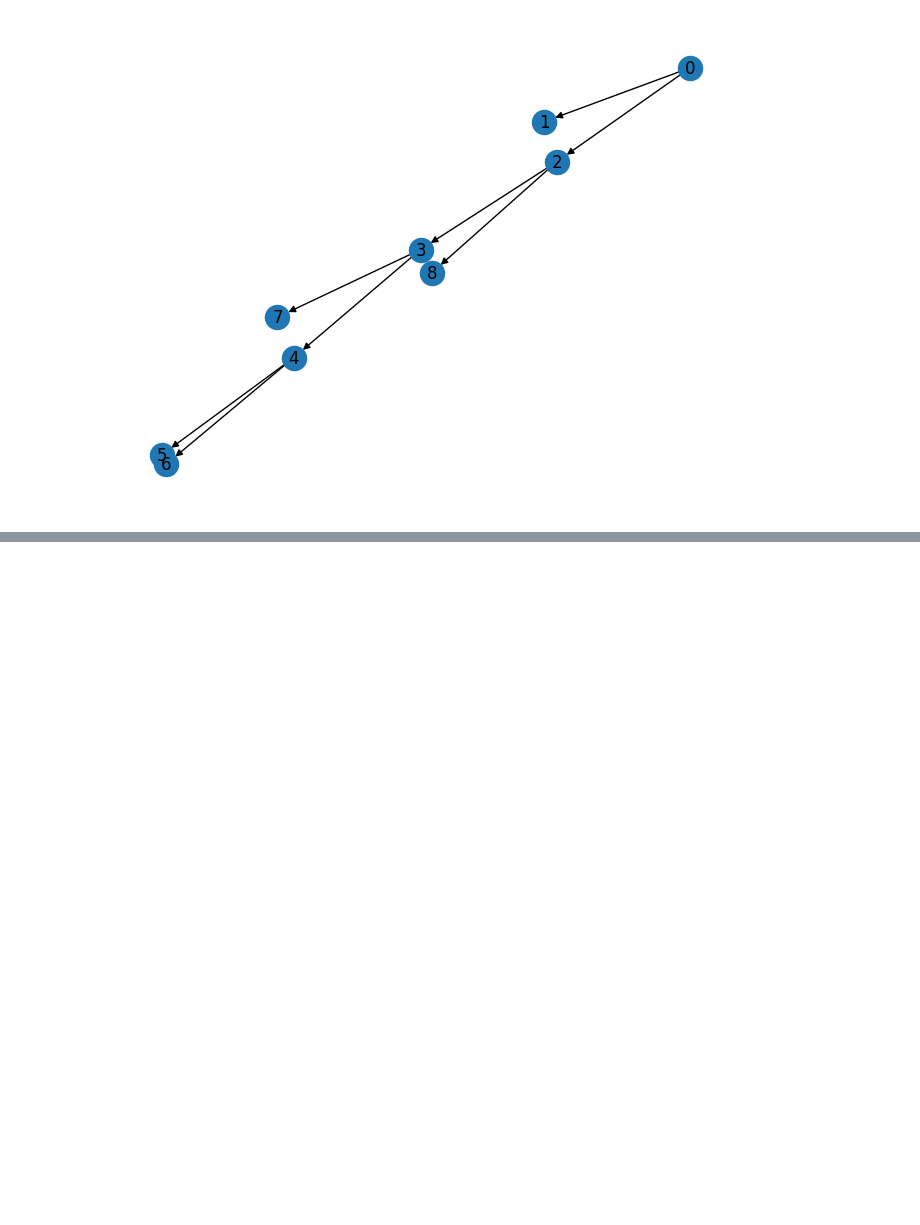
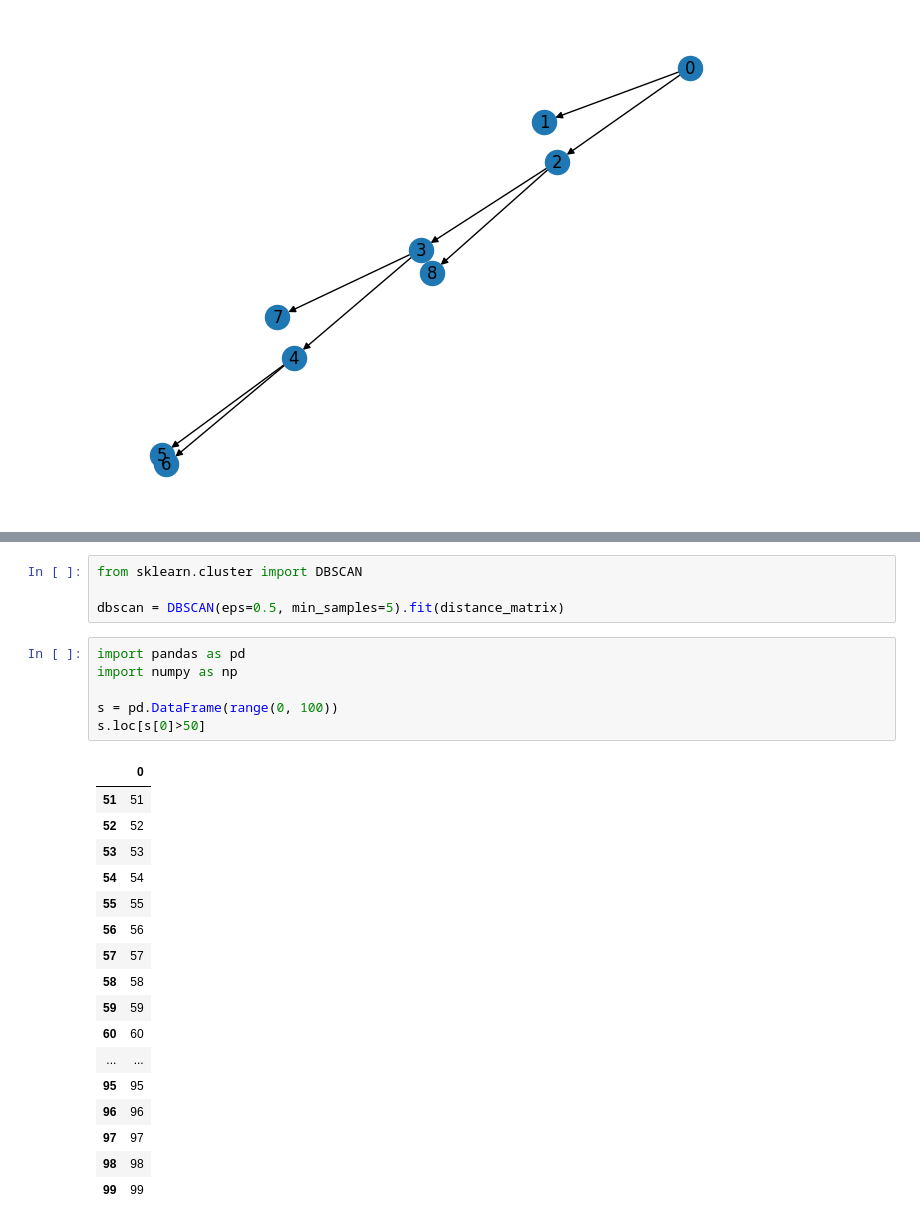
Before and after one commit to betaigeuze/Masterarbeit, a Jupyter notebook: archive/testing.ipynb, the cells around one changed output, grey strips where cells are left out. Saved outputs shown, nothing was run; the diff lists cells and outputs as text; blank space fills up the shorter version.

```diff
--- a/archive/testing.ipynb
+++ b/archive/testing.ipynb
@@ -110,0 +96,28 @@ dist
+# %%
+from sklearn.cluster import DBSCAN
+
+dbscan = DBSCAN(eps=0.5, min_samples=5).fit(distance_matrix)
+# %%
+import pandas as pd
+import numpy as np
+
+s = pd.DataFrame(range(0, 100))
+s.loc[s[0]>50]
+# %% [output]
+|  | 0 |
+| 51 | 51 |
+| 52 | 52 |
+| 53 | 53 |
+| 54 | 54 |
+| 55 | 55 |
+| 56 | 56 |
+| 57 | 57 |
+| 58 | 58 |
+| 59 | 59 |
+| 60 | 60 |
+| ... | ... |
+| 95 | 95 |
+| 96 | 96 |
+| 97 | 97 |
+| 98 | 98 |
+| 99 | 99 |
```
Also changed, not shown: parts of 3 cells of this notebook, 5 other files.
